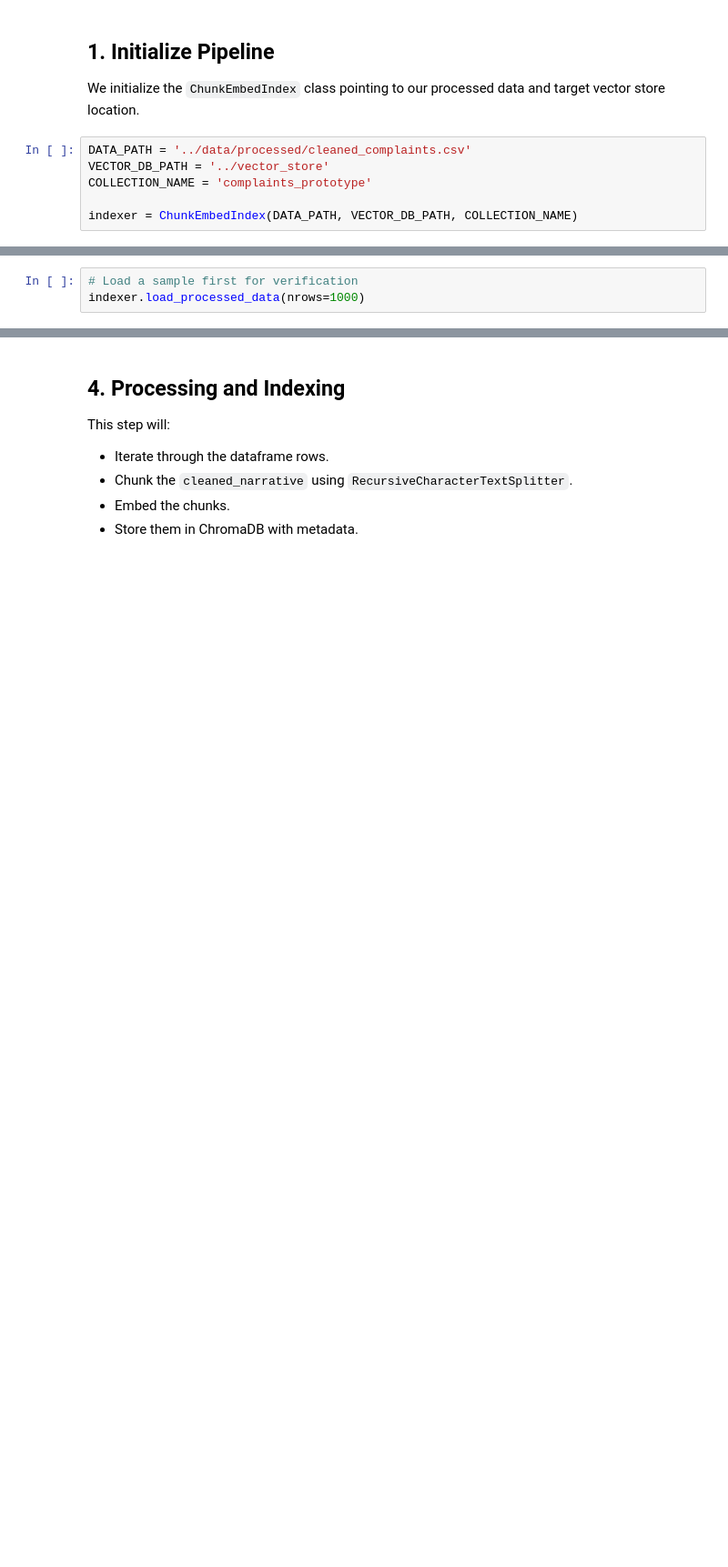
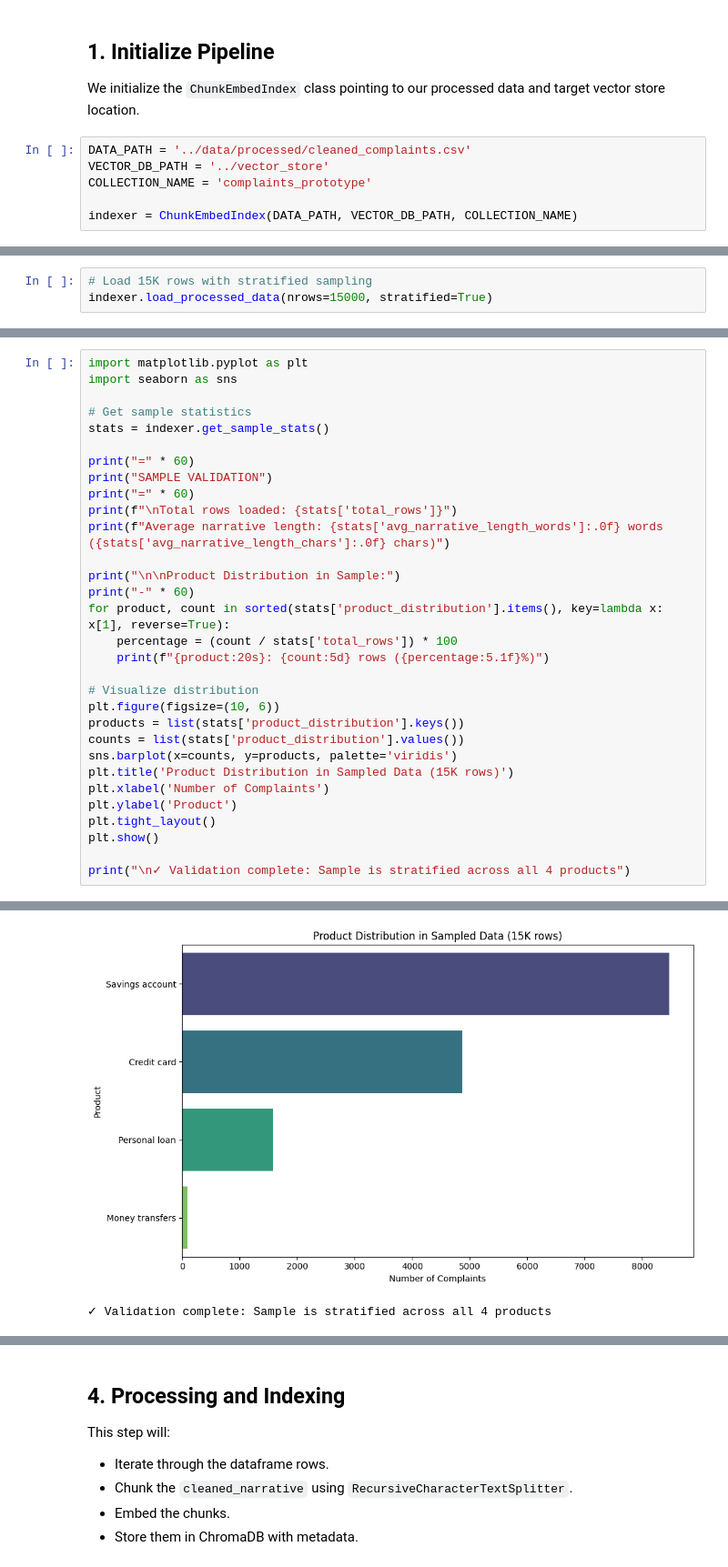
Before and after one commit to MYGBM/Intelligent-Complaint-Analysis-for-Financial-Services, a Jupyter notebook: notebooks/chunk_embed_index.ipynb, the cells around one changed output, grey strips where cells are left out. Shown at 91% size. Saved outputs shown, nothing was run; the diff lists cells and outputs as text; blank space fills up the shorter version.

Commit message:
improved chunk_embed_index module to properly sample data when chossing 15k data. Enhanced the notebook to show the results at each stage ensuring the pipeline is working as intended

```diff
--- a/notebooks/chunk_embed_index.ipynb
+++ b/notebooks/chunk_embed_index.ipynb
@@ -31,3 +27,0 @@ Load the cleaned CSV. We'll start with a sample to verify the pipeline.
-# %%
-# Load a sample first for verification
-indexer.load_processed_data(nrows=1000)
@@ -52,0 +50,3 @@ Set up the persistent ChromaDB client.
+# %%
+# Load 15K rows with stratified sampling
+indexer.load_processed_data(nrows=15000, stratified=True)
@@ -52,0 +89,32 @@ Set up the persistent ChromaDB client.
+# %%
+import matplotlib.pyplot as plt
+import seaborn as sns
+
+# Get sample statistics
+stats = indexer.get_sample_stats()
+
+print("=" * 60)
+print("SAMPLE VALIDATION")
+print("=" * 60)
+print(f"\nTotal rows loaded: {stats['total_rows']}")
+print(f"Average narrative length: {stats['avg_narrative_length_words']:.0f} words ({stats['avg_narrative_length_chars']:.0f} chars)")
+
+print("\n\nProduct Distribution in Sample:")
+print("-" * 60)
+for product, count in sorted(stats['product_distribution'].items(), key=lambda x: x[1], reverse=True):
+    percentage = (count / stats['total_rows']) * 100
+    print(f"{product:20s}: {count:5d} rows ({percentage:5.1f}%)")
+
+# Visualize distribution
+plt.figure(figsize=(10, 6))
+products = list(stats['product_distribution'].keys())
+counts = list(stats['product_distribution'].values())
+sns.barplot(x=counts, y=products, palette='viridis')
+plt.title('Product Distribution in Sampled Data (15K rows)')
+plt.xlabel('Number of Complaints')
+plt.ylabel('Product')
+plt.tight_layout()
+plt.show()
+
+print("\n✓ Validation complete: Sample is stratified across all 4 products")
+# %% [output]
@@ -52,0 +138,2 @@ Set up the persistent ChromaDB client.
+[figure, added]
+✓ Validation complete: Sample is stratified across all 4 products
```
Also changed, not shown: parts of 31 cells of this notebook, 1 other file.
